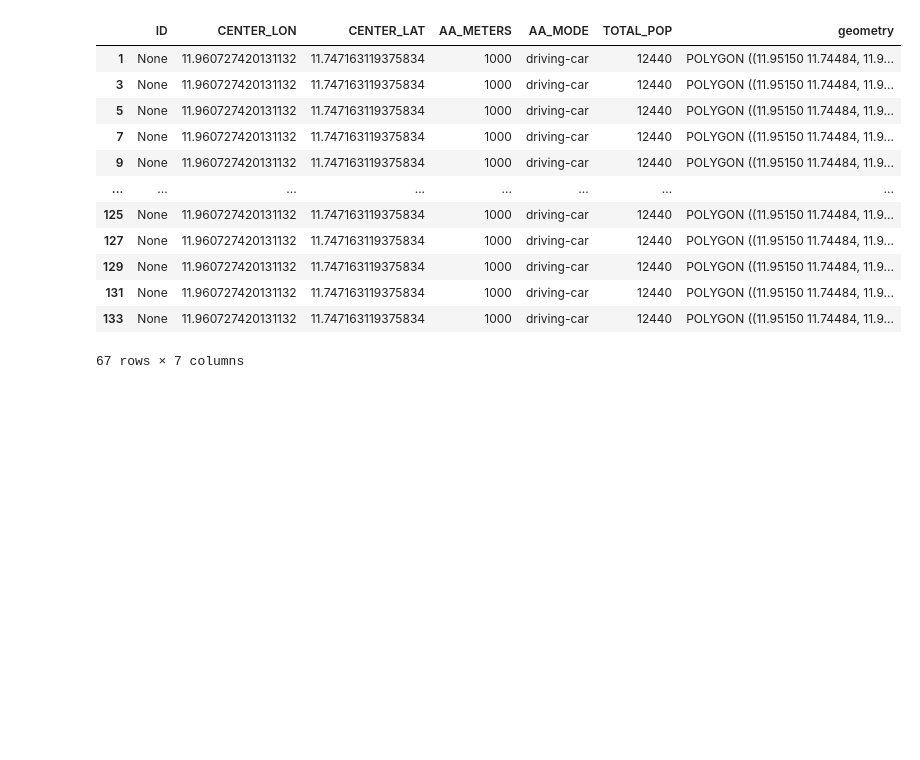
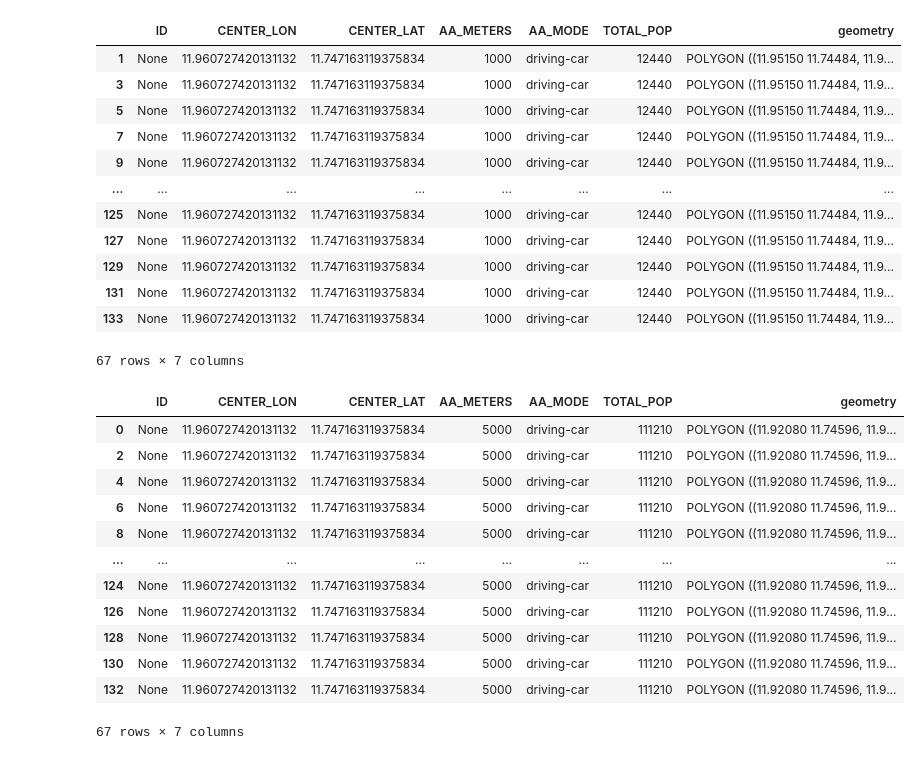
Before and after one commit to carolinecullinan/damaturu-nigeria-idp, a Jupyter notebook: notebooks/1-cgc-cleaning.ipynb, the cells around one changed output. Cells and saved outputs as stored; diff of their text form; code cells hidden in the pictures; blank space fills up the shorter version.

```diff
--- a/notebooks/1-cgc-cleaning.ipynb
+++ b/notebooks/1-cgc-cleaning.ipynb
@@ -958,6 +964,20 @@ with pd.option_context('display.max_rows', 15, 'display.max_columns', None):
 # create new dataframe, "damaturu_acled_ischrone_5000" that only includes rows where "AA_METERS" is "5000"
 damaturu_acled_ischrone_5000 = damaturu_acled_isochrone[damaturu_acled_isochrone['AA_METERS'] == 5000]
 # %%
-# gain insight into damaturu_acled_isochrone_1000
+# gain insight into damaturu_acled_isochrone_5000
 with pd.option_context('display.max_rows', 15, 'display.max_columns', None):
-    display(damaturu_acled_ischrone_1000)
+    display(damaturu_acled_ischrone_5000)
+# %% [output]
+|  | ID | CENTER_LON | CENTER_LAT | AA_METERS | AA_MODE | TOTAL_POP | geometry |
+| 0 | None | 11.960727420131132 | 11.747163119375834 | 5000 | driving-car | 111210 | POLYGON ((11.92080 11.74596, 11.9... |
+| 2 | None | 11.960727420131132 | 11.747163119375834 | 5000 | driving-car | 111210 | POLYGON ((11.92080 11.74596, 11.9... |
+| 4 | None | 11.960727420131132 | 11.747163119375834 | 5000 | driving-car | 111210 | POLYGON ((11.92080 11.74596, 11.9... |
+| 6 | None | 11.960727420131132 | 11.747163119375834 | 5000 | driving-car | 111210 | POLYGON ((11.92080 11.74596, 11.9... |
+| 8 | None | 11.960727420131132 | 11.747163119375834 | 5000 | driving-car | 111210 | POLYGON ((11.92080 11.74596, 11.9... |
+| ... | ... | ... | ... | ... | ... | ... | ... |
+| 124 | None | 11.960727420131132 | 11.747163119375834 | 5000 | driving-car | 111210 | POLYGON ((11.92080 11.74596, 11.9... |
+| 126 | None | 11.960727420131132 | 11.747163119375834 | 5000 | driving-car | 111210 | POLYGON ((11.92080 11.74596, 11.9... |
+| 128 | None | 11.960727420131132 | 11.747163119375834 | 5000 | driving-car | 111210 | POLYGON ((11.92080 11.74596, 11.9... |
+| 130 | None | 11.960727420131132 | 11.747163119375834 | 5000 | driving-car | 111210 | POLYGON ((11.92080 11.74596, 11.9... |
+| 132 | None | 11.960727420131132 | 11.747163119375834 | 5000 | driving-car | 111210 | POLYGON ((11.92080 11.74596, 11.9... |
+67 rows × 7 columns
```
Also changed, not shown: parts of 4 cells of this notebook.
